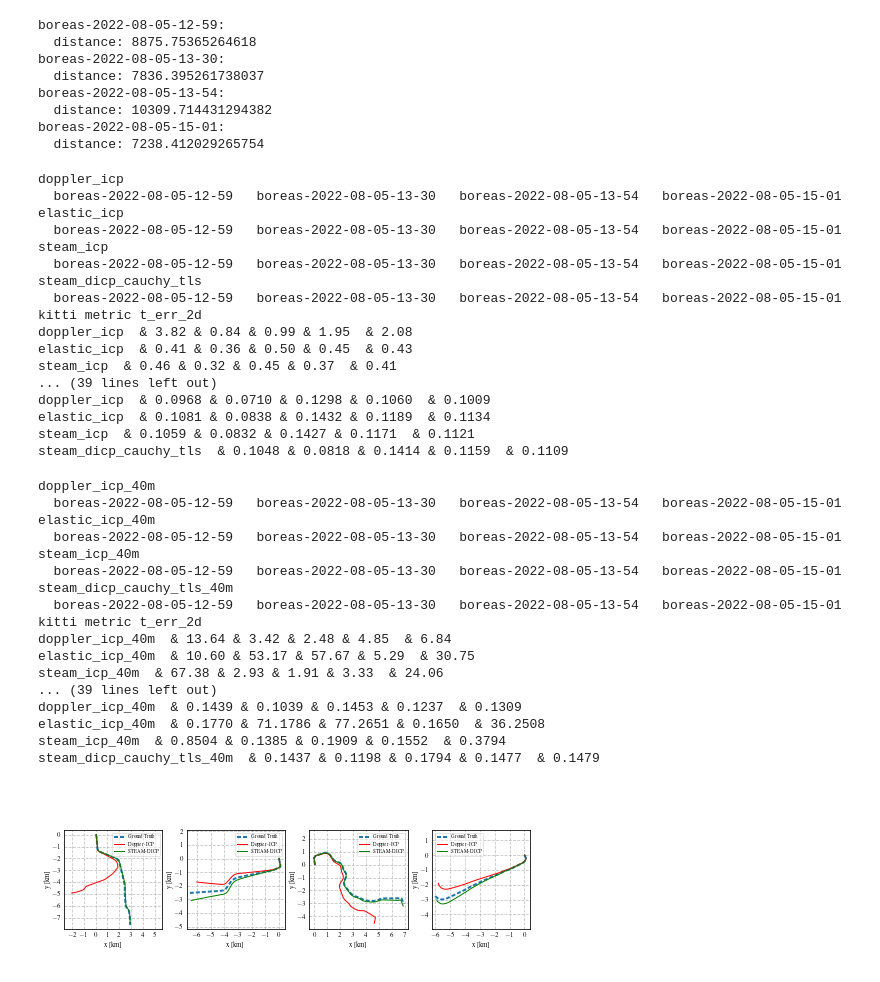
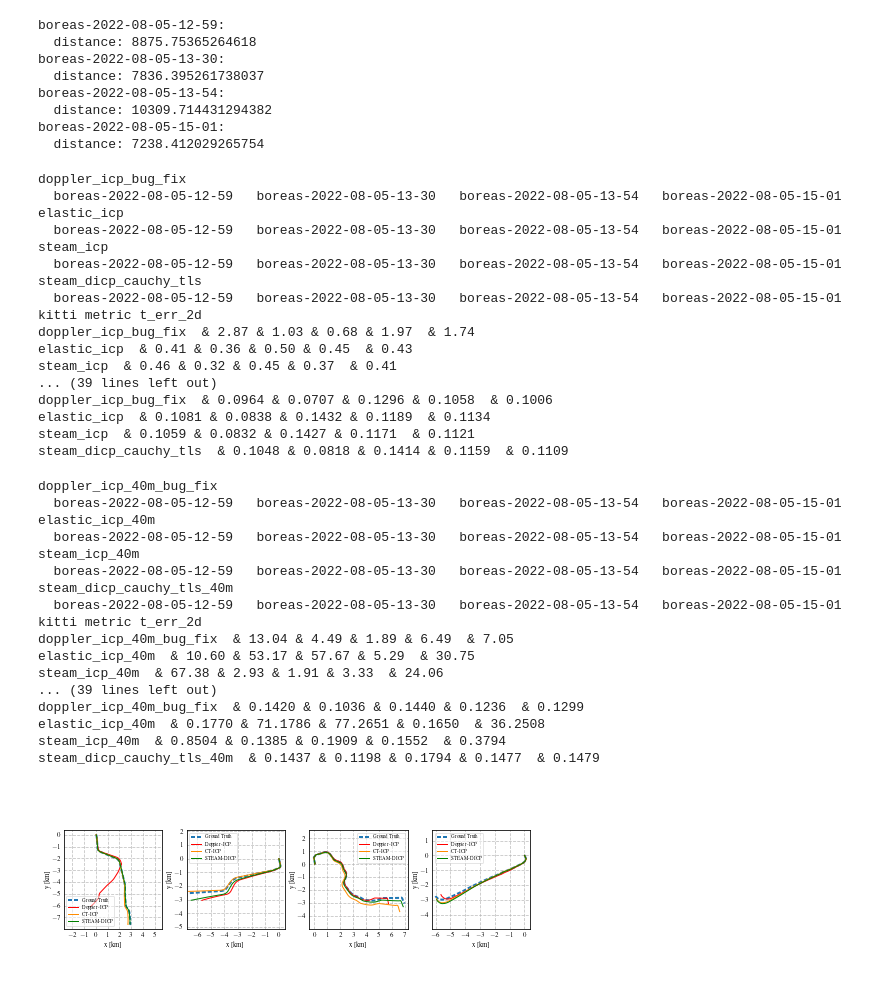
Before and after one commit to utiasASRL/steam_icp, a Jupyter notebook: script/plot_aeva_poses.ipynb, the cells around one changed output. Drawn from its saved outputs; the diff is of its cells as text; code cells hidden in the pictures.

Commit message:
update results and plots

```diff
--- a/script/plot_aeva_poses.ipynb
+++ b/script/plot_aeva_poses.ipynb
@@ -60,7 +60,7 @@ def load_gt_poses(filename):
     return np.array(poses)
 
 
-def plot_pred_poses(ax, pred_poses, gt_poses, label, color):
+def plot_pred_poses(ax, pred_poses, gt_poses, label, color, xlim=None, ylim=None):
     # T_gt_pred = utils.align_path(gt_poses, pred_poses)
     T_gt_pred = gt_poses[0] @ npla.inv(pred_poses[0])
     pred_poses = T_gt_pred @ pred_poses
@@ -84,8 +84,14 @@ def plot_pred_poses(ax, pred_poses, gt_poses, label, color):
     ax.xaxis.set_ticks(np.arange(left, right, interval))
     ax.yaxis.set_ticks(np.arange(bottom, top, interval))
 
-    ax.set_xlim(mid_x - longer / 2, mid_x + longer / 2)
-    ax.set_ylim(mid_y - longer / 2, mid_y + longer / 2)
+    if xlim is None:
+        ax.set_xlim(mid_x - longer / 2, mid_x + longer / 2)
+    else:
+        ax.set_xlim(*xlim)
+    if ylim is None:
+        ax.set_ylim(mid_y - longer / 2, mid_y + longer / 2)
+    else:
+        ax.set_ylim(*ylim)
 
 
 gt_path = '/home/yuchen/ASRL/data/boreas/sequences/'
@@ -121,12 +127,12 @@ sequences = [
     'boreas-2022-08-05-13-54',  # dvp
     'boreas-2022-08-05-15-01',  # h427
 ]
-methods = ["doppler_icp", "elastic_icp", "steam_icp", "steam_dicp_cauchy_tls"]
+methods = ["doppler_icp_bug_fix", "elastic_icp", "steam_icp", "steam_dicp_cauchy_tls"]
 load_gt_fn = lambda sequence: load_gt_poses(osp.join(gt_path, sequence, 'applanix/aeva_poses.csv'))[60:]
 load_pred_fn = lambda sequence, pred_file: load_pred_poses(osp.join(pred_path, pred_file, sequence + '_poses.txt'))[60:]
 utils.print_results(sequences, methods, load_gt_fn, load_pred_fn)
 # %% [output]
-doppler_icp
+doppler_icp_bug_fix
   boreas-2022-08-05-12-59   boreas-2022-08-05-13-30   boreas-2022-08-05-13-54   boreas-2022-08-05-15-01
 elastic_icp
   boreas-2022-08-05-12-59   boreas-2022-08-05-13-30   boreas-2022-08-05-13-54   boreas-2022-08-05-15-01
@@ -135,11 +141,11 @@ steam_icp
 steam_dicp_cauchy_tls
   boreas-2022-08-05-12-59   boreas-2022-08-05-13-30   boreas-2022-08-05-13-54   boreas-2022-08-05-15-01
 kitti metric t_err_2d
-doppler_icp  & 3.82 & 0.84 & 0.99 & 1.95  & 2.08
+doppler_icp_bug_fix  & 2.87 & 1.03 & 0.68 & 1.97  & 1.74
 elastic_icp  & 0.41 & 0.36 & 0.50 & 0.45  & 0.43
 steam_icp  & 0.46 & 0.32 & 0.45 & 0.37  & 0.41
 ... (39 lines left out)
-doppler_icp  & 0.0968 & 0.0710 & 0.1298 & 0.1060  & 0.1009
+doppler_icp_bug_fix  & 0.0964 & 0.0707 & 0.1296 & 0.1058  & 0.1006
 elastic_icp  & 0.1081 & 0.0838 & 0.1432 & 0.1189  & 0.1134
 steam_icp  & 0.1059 & 0.0832 & 0.1427 & 0.1171  & 0.1121
 steam_dicp_cauchy_tls  & 0.1048 & 0.0818 & 0.1414 & 0.1159  & 0.1109
@@ -151,12 +157,12 @@ sequences = [
     'boreas-2022-08-05-13-54',  # dvp
     'boreas-2022-08-05-15-01',  # h427
 ]
-methods = ["doppler_icp_40m", "elastic_icp_40m", "steam_icp_40m", "steam_dicp_cauchy_tls_40m"]
+methods = ["doppler_icp_40m_bug_fix", "elastic_icp_40m", "steam_icp_40m", "steam_dicp_cauchy_tls_40m"]
 load_gt_fn = lambda sequence: load_gt_poses(osp.join(gt_path, sequence, 'applanix/aeva_poses.csv'))[60:]
 load_pred_fn = lambda sequence, pred_file: load_pred_poses(osp.join(pred_path, pred_file, sequence + '_poses.txt'))[60:]
 utils.print_results(sequences, methods, load_gt_fn, load_pred_fn)
 # %% [output]
-doppler_icp_40m
+doppler_icp_40m_bug_fix
   boreas-2022-08-05-12-59   boreas-2022-08-05-13-30   boreas-2022-08-05-13-54   boreas-2022-08-05-15-01
 elastic_icp_40m
   boreas-2022-08-05-12-59   boreas-2022-08-05-13-30   boreas-2022-08-05-13-54   boreas-2022-08-05-15-01
@@ -165,11 +171,11 @@ steam_icp_40m
 steam_dicp_cauchy_tls_40m
   boreas-2022-08-05-12-59   boreas-2022-08-05-13-30   boreas-2022-08-05-13-54   boreas-2022-08-05-15-01
 kitti metric t_err_2d
-doppler_icp_40m  & 13.64 & 3.42 & 2.48 & 4.85  & 6.84
+doppler_icp_40m_bug_fix  & 13.04 & 4.49 & 1.89 & 6.49  & 7.05
 elastic_icp_40m  & 10.60 & 53.17 & 57.67 & 5.29  & 30.75
 steam_icp_40m  & 67.38 & 2.93 & 1.91 & 3.33  & 24.06
 ... (39 lines left out)
-doppler_icp_40m  & 0.1439 & 0.1039 & 0.1453 & 0.1237  & 0.1309
+doppler_icp_40m_bug_fix  & 0.1420 & 0.1036 & 0.1440 & 0.1236  & 0.1299
 elastic_icp_40m  & 0.1770 & 71.1786 & 77.2651 & 0.1650  & 36.2508
 steam_icp_40m  & 0.8504 & 0.1385 & 0.1909 & 0.1552  & 0.3794
 steam_dicp_cauchy_tls_40m  & 0.1437 & 0.1198 & 0.1794 & 0.1477  & 0.1479
@@ -179,33 +185,38 @@ sequences = [
     'boreas-2022-08-05-13-30',  # h404
     'boreas-2022-08-05-13-54',  # dvp
     'boreas-2022-08-05-15-01',  # h427
 ]
 
 fig, axs = plt.subplots(1, len(sequences), figsize=(7.2, 2.5))
 fig.subplots_adjust(left=0.05, right=0.95, bottom=0.0, top=0.95, wspace=0.25, hspace=0.25)
 
 for i, sequence in enumerate(sequences):
   ax = axs[i]
 
   gt_poses = load_gt_poses(osp.join(gt_path, sequence, 'applanix/aeva_poses.csv'))[60:]
   ax.plot(gt_poses[:, 0, 3] / 1e3, gt_poses[:, 1, 3] / 1e3, "--", label='Ground Truth', linewidth=2.0, dashes=(2, 1))
 
-  pred_file = 'doppler_icp'
+  pred_file = 'doppler_icp_bug_fix'
   pred_poses = load_pred_poses(osp.join(pred_path, pred_file, sequence + '_poses.txt'))[60:]
   plot_pred_poses(ax, pred_poses, gt_poses, 'Doppler-ICP', 'red')
 
-  pred_file = 'steam_dicp_cauchy_tls'
+  pred_file = 'elastic_icp'
+  pred_poses = load_pred_poses(osp.join(pred_path, pred_file, sequence + '_poses.txt'))[60:]
+  plot_pred_poses(ax, pred_poses, gt_poses, r'CT-ICP', 'darkorange')
+
+  pred_file = 'steam_dicp'
   pred_poses = load_pred_poses(osp.join(pred_path, pred_file, sequence + '_poses.txt'))[60:]
   plot_pred_poses(ax, pred_poses, gt_poses, 'STEAM-DICP', 'green')
 
   ax.set_xlabel('x [km]')
   ax.set_ylabel('y [km]', labelpad=1)
   ax.grid(which='both', linestyle='--', alpha=0.75)
   ax.set_aspect('equal', 'box')
   ax.legend(framealpha=0.5, fontsize=5)
   ax.tick_params(axis=u'both', which=u'both', length=0)
 
 # plt.savefig('/home/yuchen/ASRL/notes/2023-icra-wu/figs/boreas_qualitative.pdf', format="pdf", bbox_inches="tight")
+# plt.savefig('/home/yuchen/ASRL/steam_icp/full_range.pdf', format="pdf", bbox_inches="tight")
 plt.show()
 # %% [output]
-[figure, old version]
+[figure, new version]
```
Also changed, not shown: parts of 1 cell of this notebook, 9 other files.
